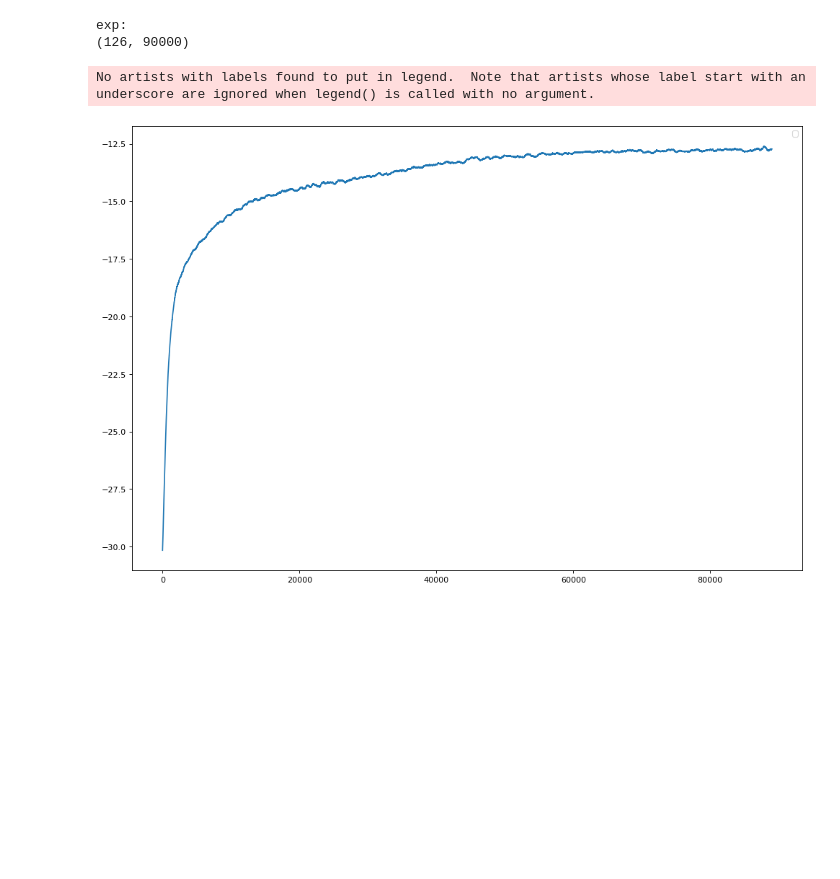
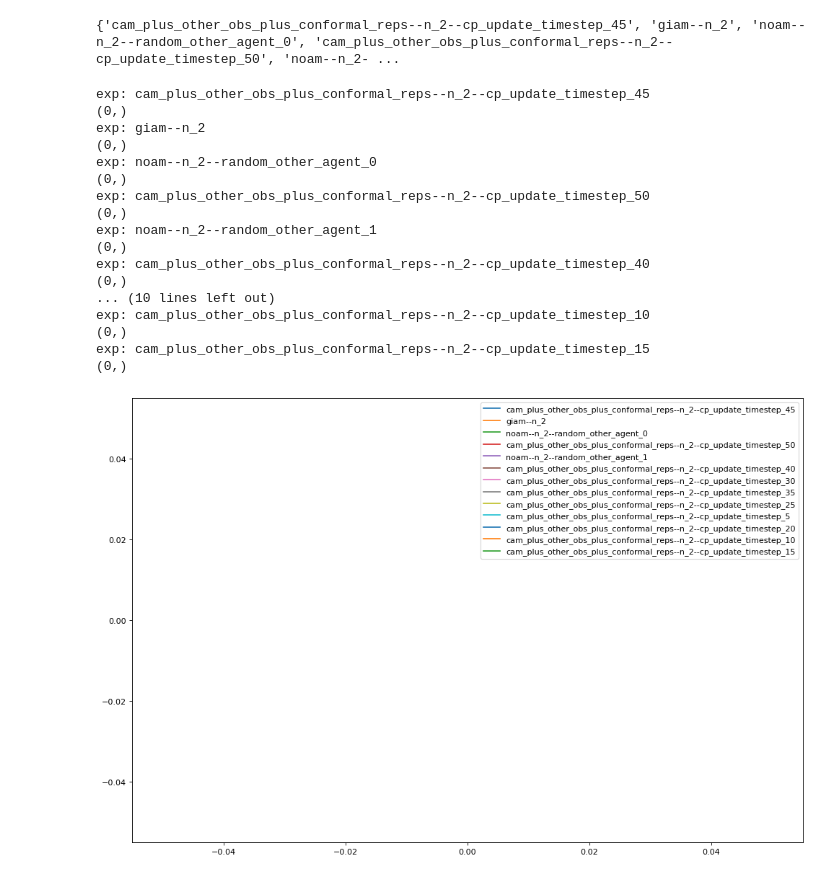
Before and after one commit to Nikunj-Gupta/conformal-agent-modelling, a Jupyter notebook: plots.ipynb, the cells around one changed output. Cells and saved outputs as stored; diff of their text form; code cells hidden in the pictures; blank space fills up the shorter version.

Commit message:
visualizing cp-reps initial results; needs more parameter tuning;

```diff
--- a/plots.ipynb
+++ b/plots.ipynb
@@ -5,7 +5,7 @@ from collections import defaultdict
 # %%
 LOG_DIRS = ["./mpe_logs", "./cp_mpe_logs", "./new_cp_mpe_logs", "./cp-reps", "./env-search"]
 LOG_DIRS = ["./mpe_logs", "./cp-reps"]
-LOG_DIRS = ["./env-search"]
+# LOG_DIRS = ["./env-search"]
 
 SAVE_NUMPY = False
 SMOOTH = 500
@@ -18,7 +18,7 @@ STORE_EVERYTHING_SIZE_GUIDANCE = {
     'histograms': 0,
 }
 
-CUT = 90000
+CUT = 30_000
 # %%
 def get_values(filename, scalar="Episodic_Reward"):
     ea = event_accumulator.EventAccumulator(filename, size_guidance=STORE_EVERYTHING_SIZE_GUIDANCE)
@@ -79,29 +47,75 @@ print(exps)
+# %%
+logs = []
+[logs.extend(glob.glob(os.path.join(log_dir, "*/**/*.npy"), recursive=True)) for log_dir in LOG_DIRS]
+
+exps = set()
+[exps.add("--".join(l.split("/")[-2].split("--")[:-1])) for l in logs]
+print(exps)
+
+# exps = [
+#     item for item in exps
+#     if
+#     (('update_timestep' not in item)
+#     and ('cam_plus_other_obs' not in item))
+# #     or ('update_timestep' in item)
+# #     and (int(item.split("--")[-1].split("_")[-1])<50)
+# ]
+# exps = [
+#     item for item in exps
+#     if 'cam_new' not in item
+#     if 'cam_plus_other_obs' not in item
+#     and 'giam' not in item
+#     and 'noam' not in item
+# ]
+# exps = [
+#     item for item in exps
+#     if 'cam_new--n_2--cp_update_timestep_50' in item
+#     or 'cam_plus_other_obs--n_2--cp_update_timestep_20' in item
+#     or 'giam' in item
+#     or 'noam' in item
+# ]
+# %% [output]
+{'cam_plus_other_obs_plus_conformal_reps--n_2--cp_update_timestep_45', 'giam--n_2', 'noam--n_2--random_other_agent_0', 'cam_plus_other_obs_plus_conformal_reps--n_2--cp_update_timestep_50', 'noam--n_2- ...
 # %%
 from matplotlib.pyplot import figure
 
 figure(figsize=(15, 10), dpi=80)
 
 vals = []
 for e in exps:
     print("exp:", e)
     vals = []
     for l in logs:
         if e in l:
             x = np.load(l)
-            if (x.shape[0]>CUT):
+            if (x.shape[0]>=CUT):
                 vals.append(x[:CUT])
     vals = np.array(vals)
     print(vals.shape)
     val_means = smooth(np.mean(vals, axis=0), SMOOTH)[SMOOTH:-SMOOTH]
     val_stds = smooth(np.std(vals, axis=0), SMOOTH)[SMOOTH:-SMOOTH]
     plt.plot(val_means, label = e )
 plt.legend()
 plt.show()
 # %% [output]
-exp:
-(126, 90000)
+exp: cam_plus_other_obs_plus_conformal_reps--n_2--cp_update_timestep_45
+(0,)
+exp: giam--n_2
+(0,)
+exp: noam--n_2--random_other_agent_0
+(0,)
+exp: cam_plus_other_obs_plus_conformal_reps--n_2--cp_update_timestep_50
+(0,)
+exp: noam--n_2--random_other_agent_1
+(0,)
+exp: cam_plus_other_obs_plus_conformal_reps--n_2--cp_update_timestep_40
+(0,)
+... (10 lines left out)
+exp: cam_plus_other_obs_plus_conformal_reps--n_2--cp_update_timestep_10
+(0,)
+exp: cam_plus_other_obs_plus_conformal_reps--n_2--cp_update_timestep_15
+(0,)
-No artists with labels found to put in legend.  Note that artists whose label start with an underscore are ignored when legend() is called with no argument.
-[figure, old version]
+[figure, new version]
 # %%
 exps
 # %% [output]
```
Also changed, not shown: parts of 3 cells of this notebook.
